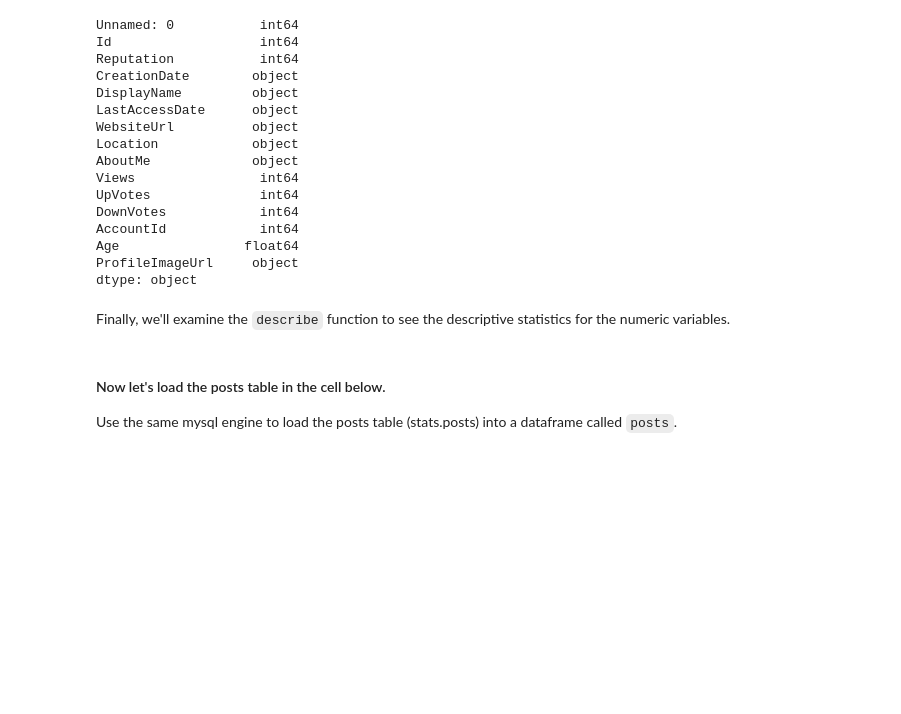
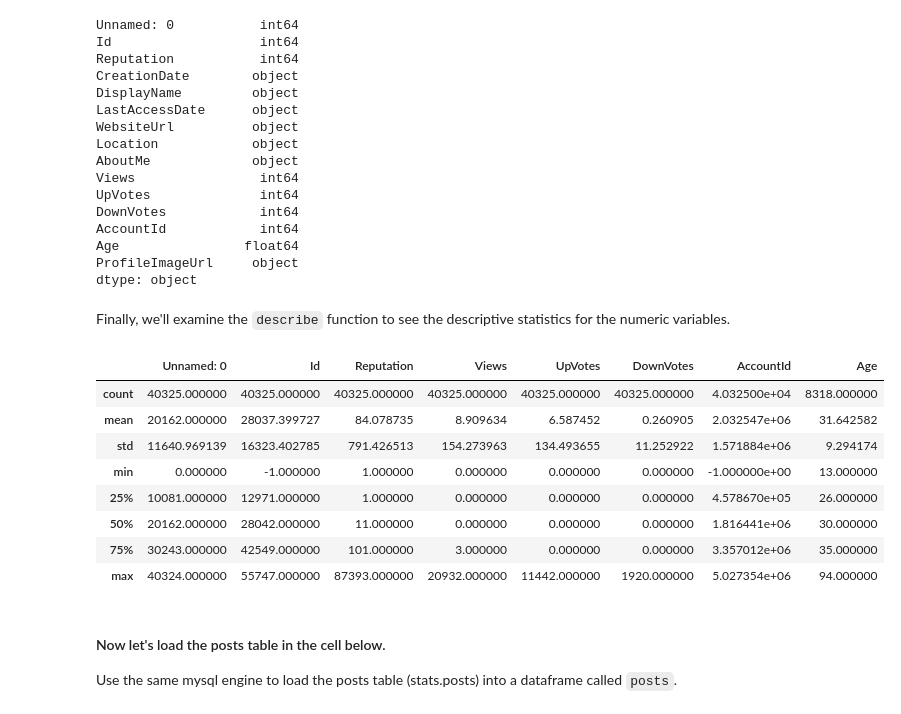
Before and after one commit to Shinan-tech/data-pt-ber-08-20, a Jupyter notebook: Labs/module-1_labs/04_pandas/04_lab-data_cleaning/your-code/main.ipynb, the cells around one changed output. Saved outputs shown, nothing was run; the diff lists cells and outputs as text; code cells hidden in the pictures; blank space fills up the shorter version.

```diff
--- a/Labs/module-1_labs/04_pandas/04_lab-data_cleaning/your-code/main.ipynb
+++ b/Labs/module-1_labs/04_pandas/04_lab-data_cleaning/your-code/main.ipynb
@@ -84,6 +84,18 @@ dtype: object
 Finally, we'll examine the `describe` function to see the descriptive statistics for the numeric variables.
 # %%
 # Your code here:
+
+df.describe()
+# %% [output]
+|  | Unnamed: 0 | Id | Reputation | Views | UpVotes | DownVotes | AccountId | Age |
+| count | 40325.000000 | 40325.000000 | 40325.000000 | 40325.000000 | 40325.000000 | 40325.000000 | 4.032500e+04 | 8318.000000 |
+| mean | 20162.000000 | 28037.399727 | 84.078735 | 8.909634 | 6.587452 | 0.260905 | 2.032547e+06 | 31.642582 |
+| std | 11640.969139 | 16323.402785 | 791.426513 | 154.273963 | 134.493655 | 11.252922 | 1.571884e+06 | 9.294174 |
+| min | 0.000000 | -1.000000 | 1.000000 | 0.000000 | 0.000000 | 0.000000 | -1.000000e+00 | 13.000000 |
+| 25% | 10081.000000 | 12971.000000 | 1.000000 | 0.000000 | 0.000000 | 0.000000 | 4.578670e+05 | 26.000000 |
+| 50% | 20162.000000 | 28042.000000 | 11.000000 | 0.000000 | 0.000000 | 0.000000 | 1.816441e+06 | 30.000000 |
+| 75% | 30243.000000 | 42549.000000 | 101.000000 | 3.000000 | 0.000000 | 0.000000 | 3.357012e+06 | 35.000000 |
+| max | 40324.000000 | 55747.000000 | 87393.000000 | 20932.000000 | 11442.000000 | 1920.000000 | 5.027354e+06 | 94.000000 |
 # %% [markdown]
 #### Now let's load the posts table in the cell below.
 
```
Also changed, not shown: 10 other files.
